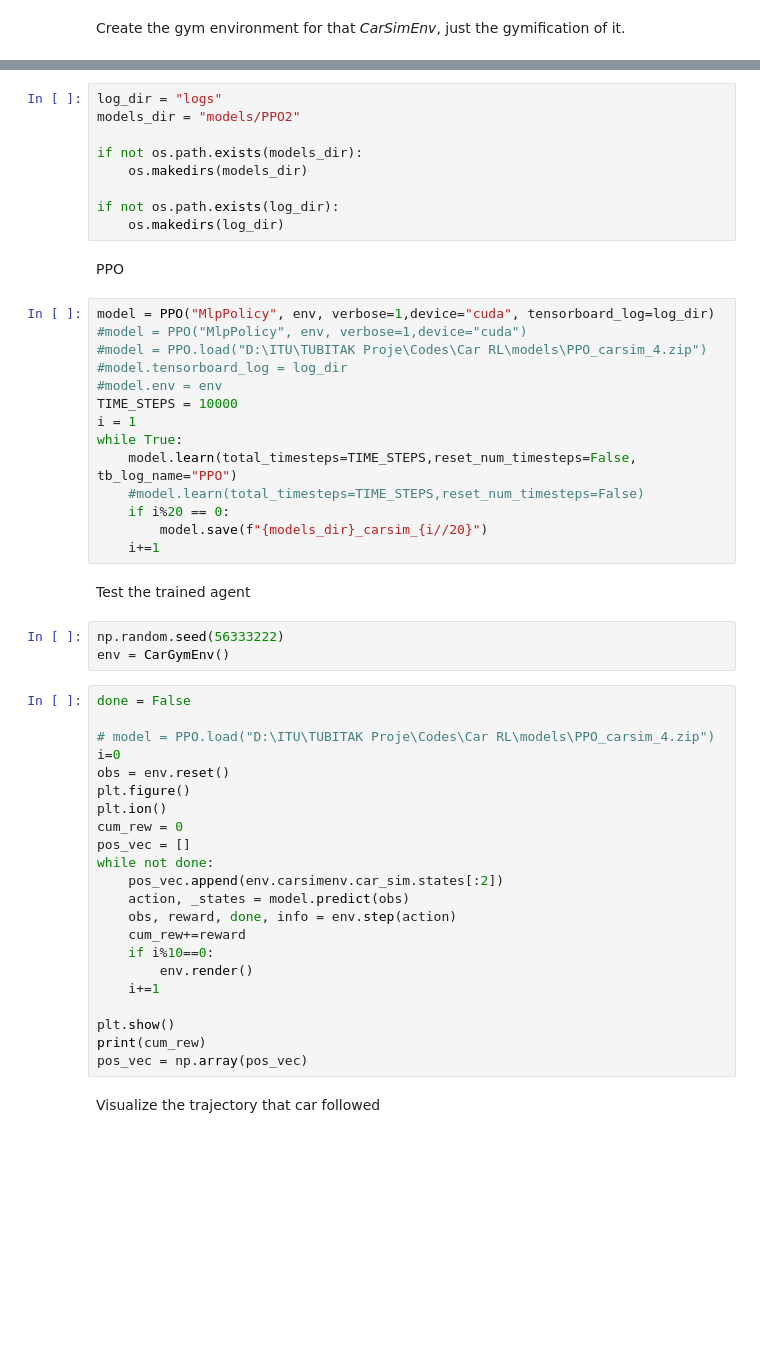
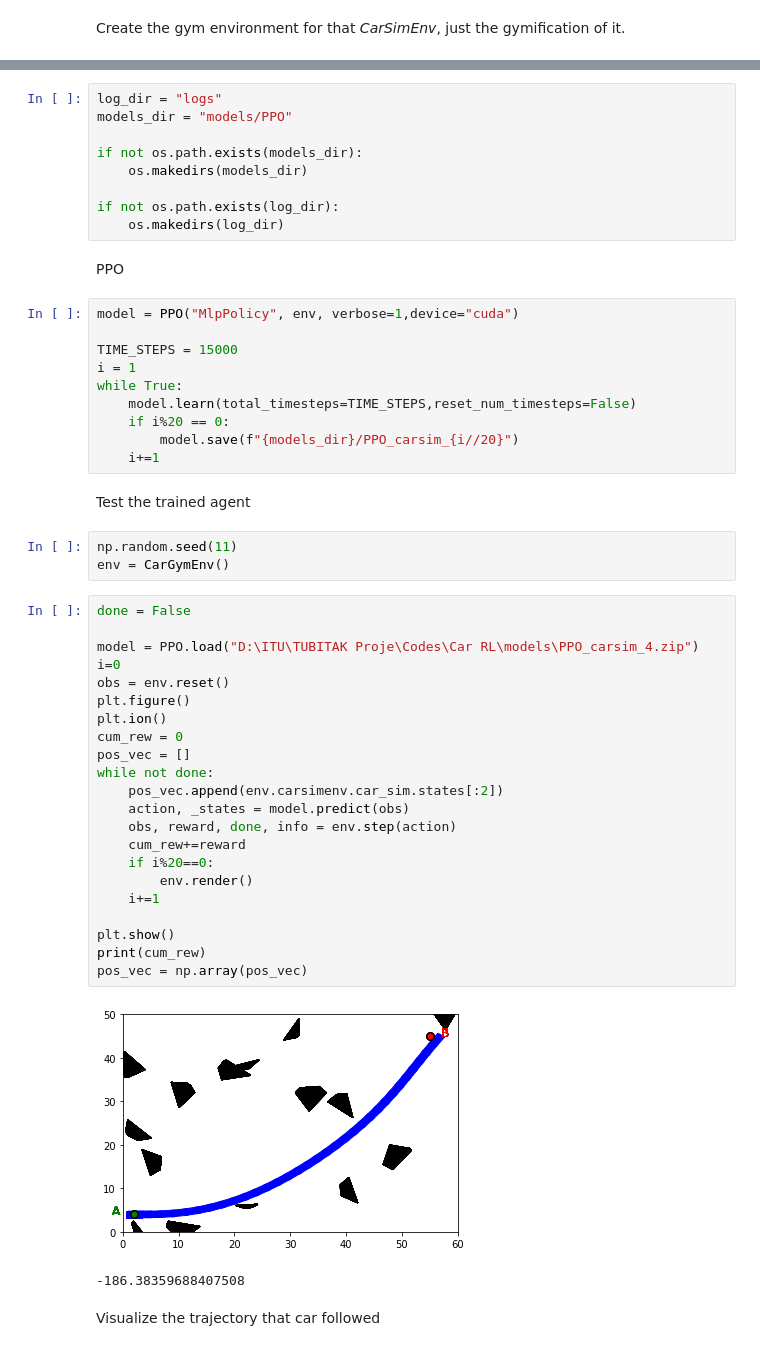
Before and after one commit to Assaciry/Bursiyer_Mulakat, a Jupyter notebook: Car RL/car.ipynb, the cells around one changed output, grey strips where cells are left out. Cells and saved outputs as stored; diff of their text form; blank space fills up the shorter version.

```diff
--- a/Car RL/car.ipynb
+++ b/Car RL/car.ipynb
@@ -306,6 +305,6 @@ print(env.reset())
 # %%
 log_dir = "logs"
-models_dir = "models/PPO2"
+models_dir = "models/PPO"
 
 if not os.path.exists(models_dir):
     os.makedirs(models_dir)
@@ -315,46 +314,45 @@ if not os.path.exists(log_dir):
 # %% [markdown]
 PPO
 # %%
-model = PPO("MlpPolicy", env, verbose=1,device="cuda", tensorboard_log=log_dir)
-#model = PPO("MlpPolicy", env, verbose=1,device="cuda")
-#model = PPO.load("D:\ITU\TUBITAK Proje\Codes\Car RL\models\PPO_carsim_4.zip")
-#model.tensorboard_log = log_dir
-#model.env = env
-TIME_STEPS = 10000
+model = PPO("MlpPolicy", env, verbose=1,device="cuda")
+
+TIME_STEPS = 15000
 i = 1
 while True:
-    model.learn(total_timesteps=TIME_STEPS,reset_num_timesteps=False, tb_log_name="PPO")
-    #model.learn(total_timesteps=TIME_STEPS,reset_num_timesteps=False)
+    model.learn(total_timesteps=TIME_STEPS,reset_num_timesteps=False)
     if i%20 == 0:
-        model.save(f"{models_dir}_carsim_{i//20}")
+        model.save(f"{models_dir}/PPO_carsim_{i//20}")
     i+=1
 # %% [markdown]
 Test the trained agent
 # %%
-np.random.seed(56333222)
+np.random.seed(11)
 env = CarGymEnv()
 # %%
 done = False
 
-# model = PPO.load("D:\ITU\TUBITAK Proje\Codes\Car RL\models\PPO_carsim_4.zip")
+model = PPO.load("D:\ITU\TUBITAK Proje\Codes\Car RL\models\PPO_carsim_4.zip")
 i=0
 obs = env.reset()
 plt.figure()
 plt.ion()
 cum_rew = 0
 pos_vec = []
 while not done:
     pos_vec.append(env.carsimenv.car_sim.states[:2])
     action, _states = model.predict(obs)
     obs, reward, done, info = env.step(action)
     cum_rew+=reward
-    if i%10==0:
+    if i%20==0:
         env.render()
     i+=1
 
 plt.show()
 print(cum_rew)
 pos_vec = np.array(pos_vec)
+# %% [output]
+[figure, added]
+-186.38359688407508
 # %% [markdown]
 Visualize the trajectory that car followed
 # %%
```
Also changed, not shown: parts of 12 cells of this notebook.
